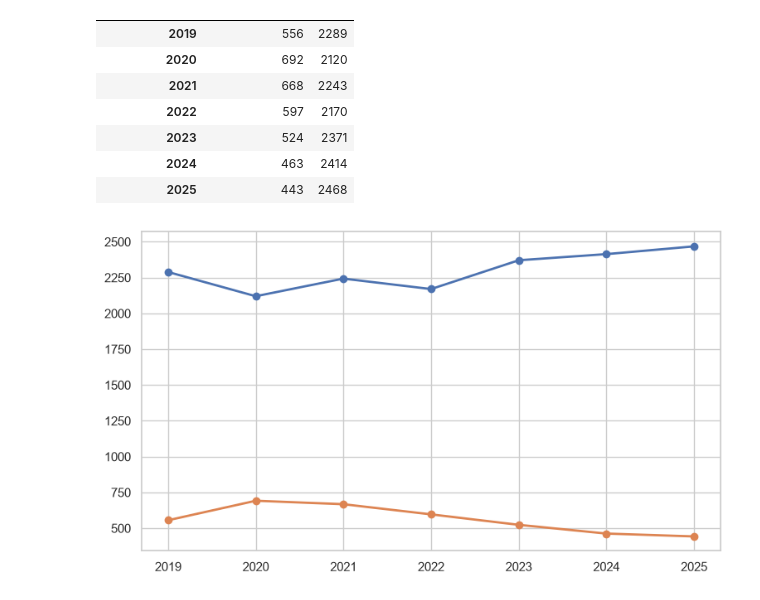
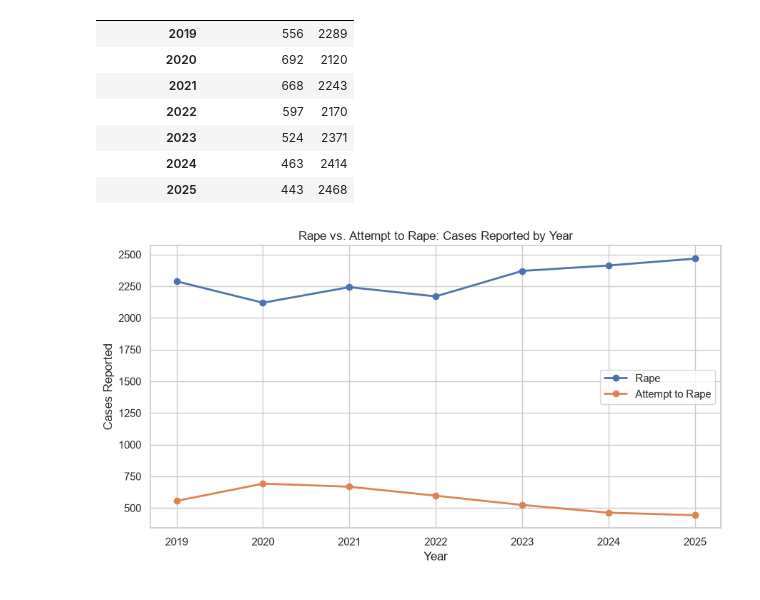
Before and after one commit to rohanpiya/gbv-nepal-eda, a Jupyter notebook: notebooks/01_gbv_nepal_eda.ipynb, the cells around one changed output. Saved outputs shown, nothing was run; the diff lists cells and outputs as text; code cells hidden in the pictures.

```diff
--- a/notebooks/01_gbv_nepal_eda.ipynb
+++ b/notebooks/01_gbv_nepal_eda.ipynb
@@ -473,7 +473,14 @@ rape_trend
 # %%
 plt.figure(figsize=(9,5))
 plt.plot(rape_trend.index, rape_trend['Rape'], marker='o', label='Rape', linewidth=2)
 plt.plot(rape_trend.index, rape_trend['Attempt to Rape'], marker='o', label='Attempt to Rape', linewidth=2)
+plt.title('Rape vs. Attempt to Rape: Cases Reported by Year')
+plt.xlabel('Year')
+plt.ylabel('Cases Reported')
+plt.xticks(rape_trend.index)
+plt.legend()
+plt.tight_layout()
+plt.savefig('../outputs/figures/rape_vs_attempt.png', dpi=150)
 plt.show()
 # %% [output]
-[figure, old version]
+[figure, new version]
```
Also changed, not shown: parts of 1 cell of this notebook, 1 other file.
